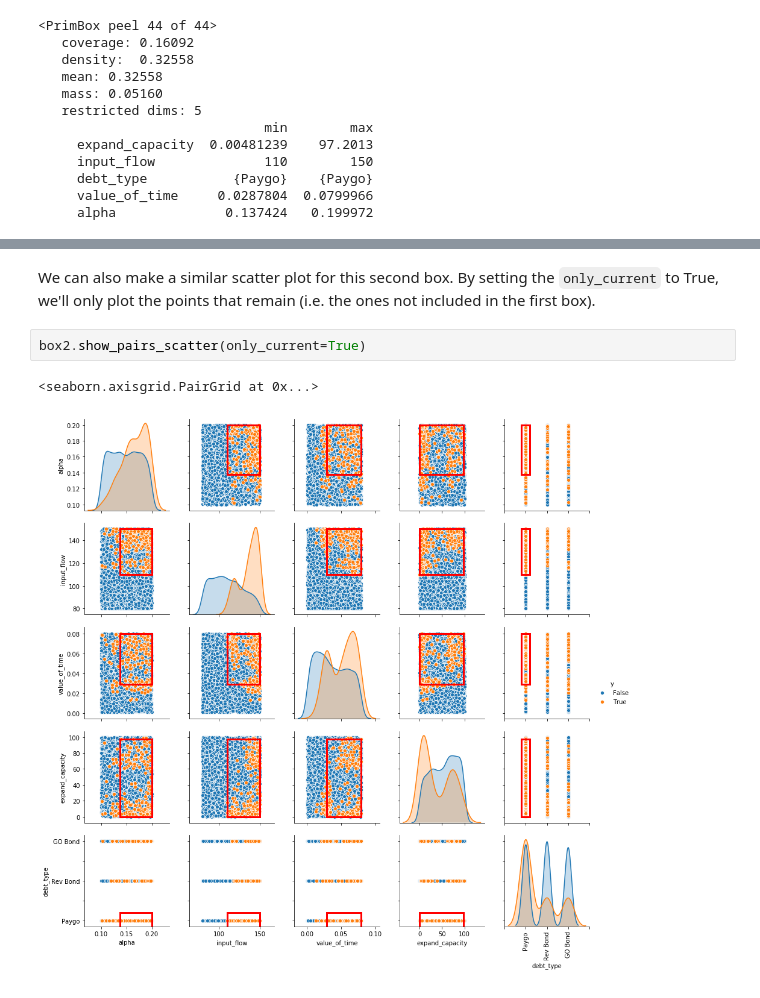
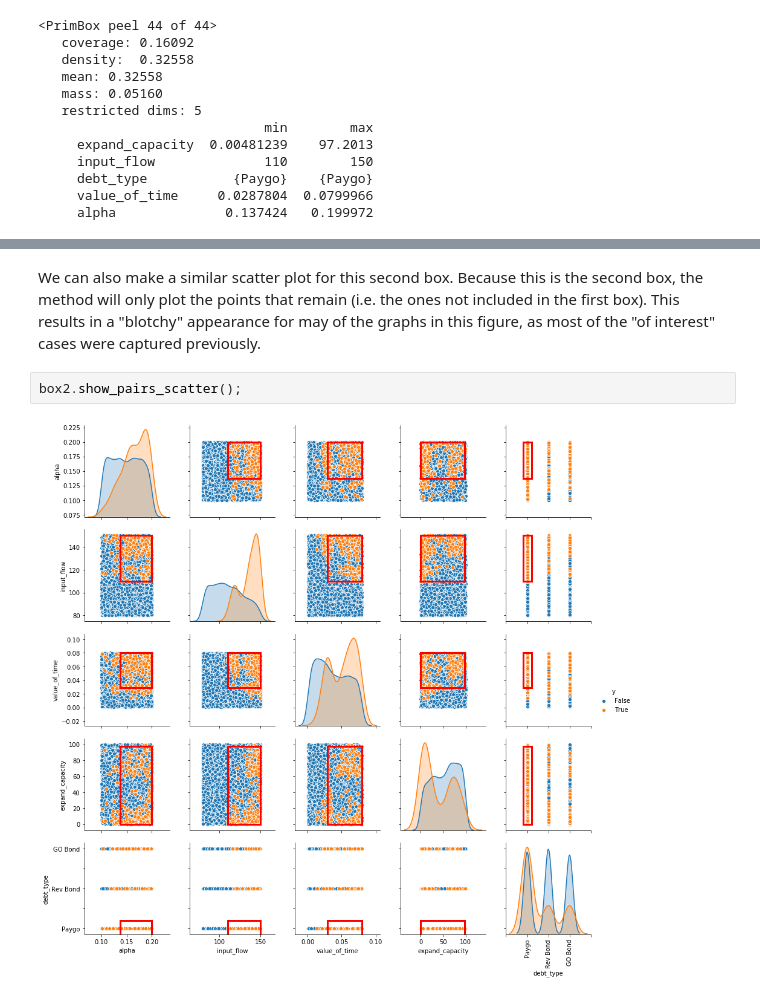
Before and after one commit to tmip-emat/tmip-emat, a Jupyter notebook: docs/source/emat.analysis/prim.ipynb, the cells around one changed output, grey strips where cells are left out. Drawn from its saved outputs; the diff is of its cells as text.

```diff
--- a/docs/source/emat.analysis/prim.ipynb
+++ b/docs/source/emat.analysis/prim.ipynb
@@ -243,10 +268,11 @@ ax = box2.show_tradeoff()
 # %% [markdown]
 We can also make a similar scatter plot for this second box.
-By setting the `only_current` to True, we'll only plot the
+Because this is the second box, the method will only plot the
 points that remain (i.e. the ones not included in the first
-box).
+box).  This results in a "blotchy" appearance for may of the
+graphs in this figure, as most of the "of interest" cases were
+captured previously.
 # %%
-box2.show_pairs_scatter(only_current=True)
+box2.show_pairs_scatter();
 # %% [output]
-<seaborn.axisgrid.PairGrid at 0x...>
-[figure, old version]
+[figure, new version]
```
Also changed, not shown: parts of 11 cells of this notebook, 1 other file.
